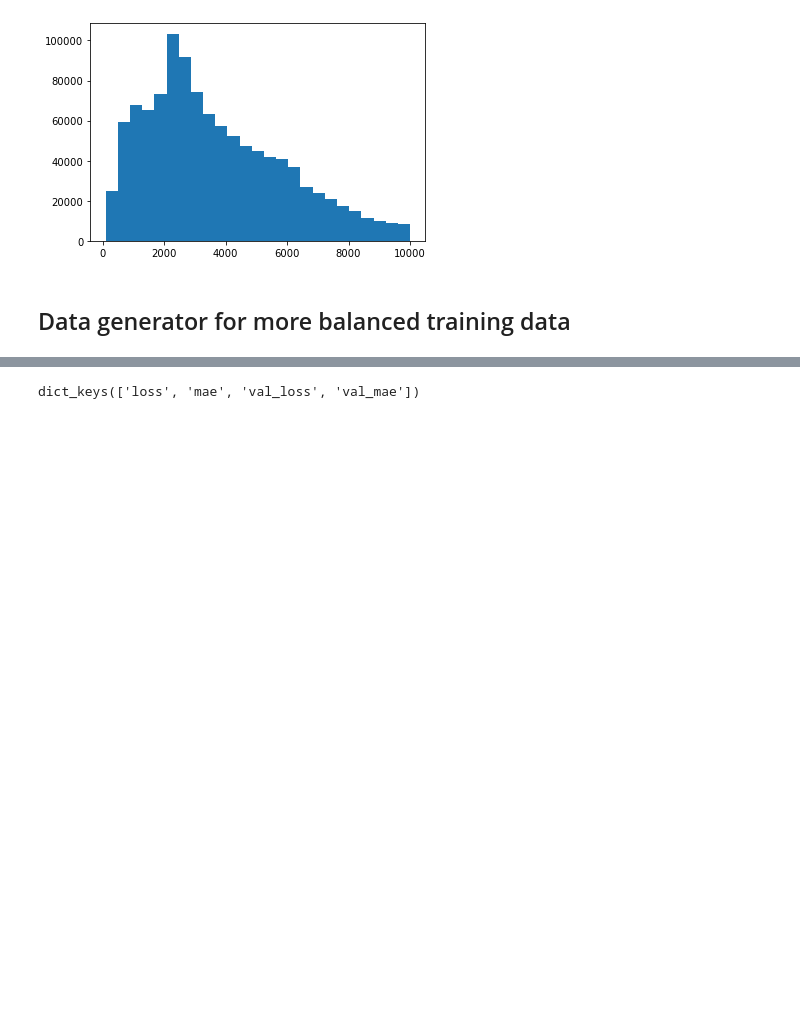
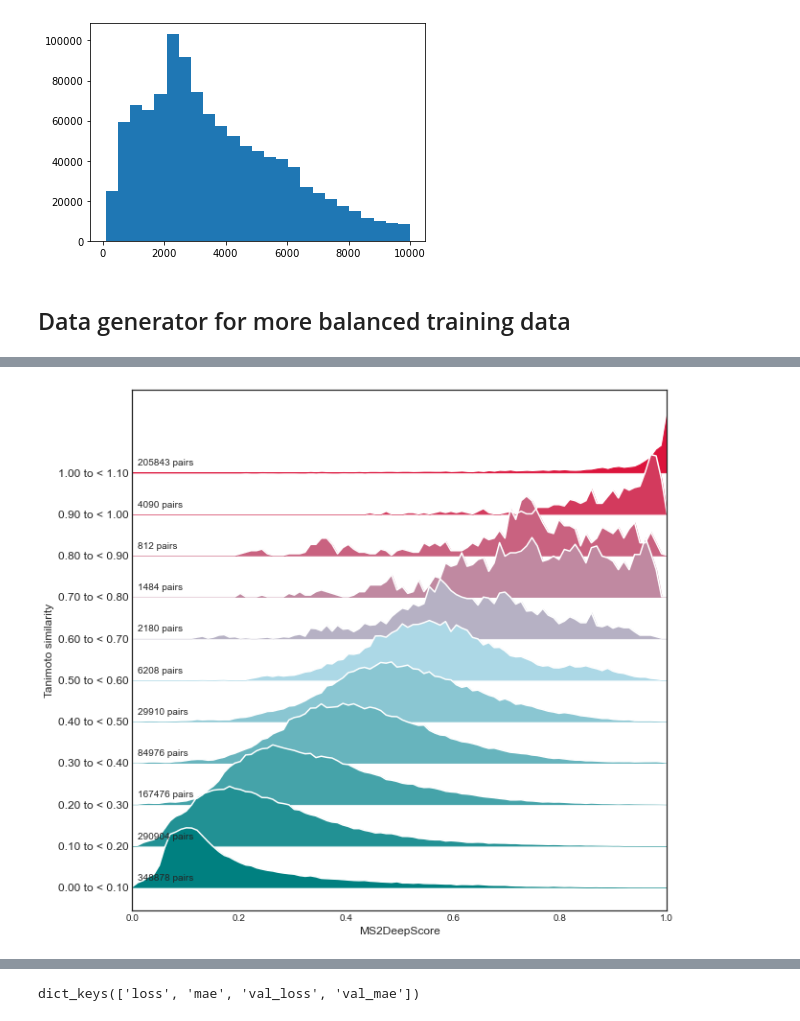
Before and after one commit to matchms/ms2deepscore, a Jupyter notebook: notebooks/MS2DeepScore_train_on_all_inchi_data_different_peak_power.ipynb, the cells around one changed output, grey strips where cells are left out. Drawn from its saved outputs; the diff is of its cells as text; code cells hidden in the pictures; blank space fills up the shorter version.

```diff
--- a/notebooks/MS2DeepScore_train_on_all_inchi_data_different_peak_power.ipynb
+++ b/notebooks/MS2DeepScore_train_on_all_inchi_data_different_peak_power.ipynb
@@ -299,0 +616,10 @@ Epoch 00061: early stopping
+# %%
+idx = np.where(np.array(charges_used) == 1)[0]
+# %%
+MS2DS_scores = cosine_similarity_matrix(embeddings[idx], embeddings[idx])
+scores_ref = scores_mol_similarity[np.ix_(IDs_used[idx], IDs_used[idx])].copy()
+# %%
+create_histograms_plot(scores_ref, MS2DS_scores, n_bins=10,
+                       ref_score_name="Tanimoto similarity", compare_score_name="MS2DeepScore")
+# %% [output]
+[figure, added]
```
Also changed, not shown: parts of 43 cells of this notebook, 1 other file.
